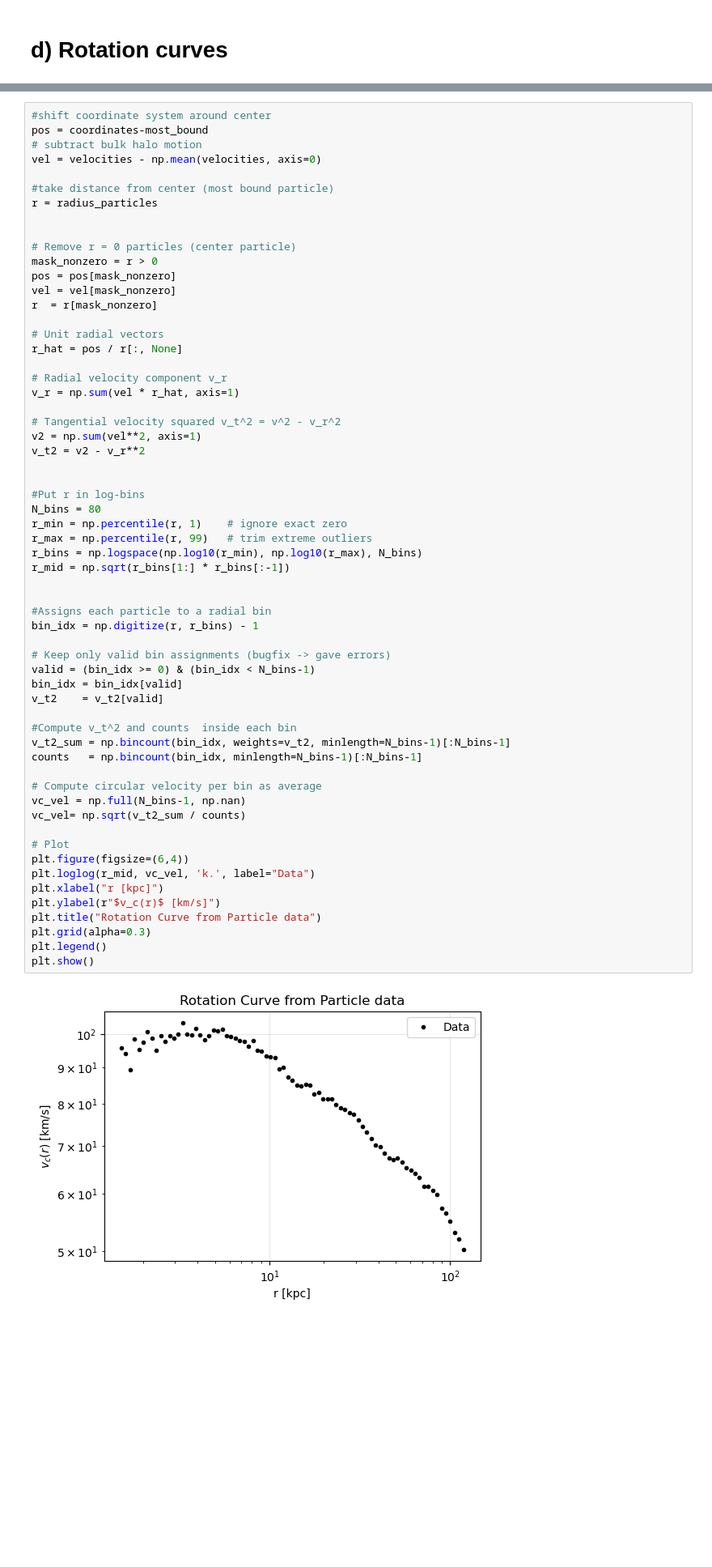
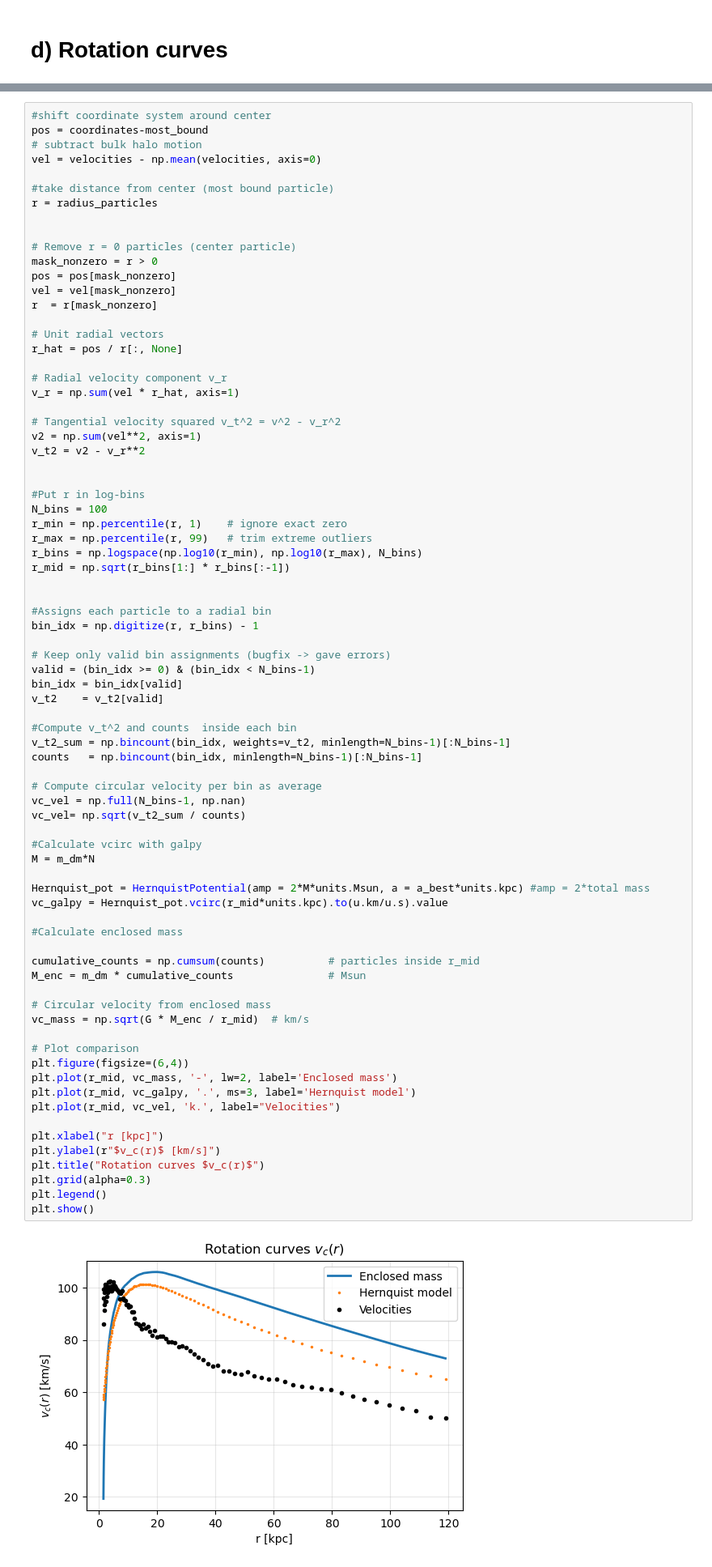
Before and after one commit to gvansan/TANA_notebooks, a Jupyter notebook: Project/hdf5_file_mathijs.ipynb, the cells around one changed output, grey strips where cells are left out. Shown at 81% size. Drawn from its saved outputs; the diff is of its cells as text; blank space fills up the shorter version.

```diff
--- a/Project/hdf5_file_mathijs.ipynb
+++ b/Project/hdf5_file_mathijs.ipynb
@@ -584,37 +573,54 @@ v_t2 = v2 - v_r**2
 
 
 #Put r in log-bins
-N_bins = 80
+N_bins = 100
 r_min = np.percentile(r, 1)    # ignore exact zero
 r_max = np.percentile(r, 99)   # trim extreme outliers
 r_bins = np.logspace(np.log10(r_min), np.log10(r_max), N_bins)
 r_mid = np.sqrt(r_bins[1:] * r_bins[:-1])
 
 
 #Assigns each particle to a radial bin
 bin_idx = np.digitize(r, r_bins) - 1
 
 # Keep only valid bin assignments (bugfix -> gave errors)
 valid = (bin_idx >= 0) & (bin_idx < N_bins-1)
 bin_idx = bin_idx[valid]
 v_t2    = v_t2[valid]
 
 #Compute v_t^2 and counts  inside each bin
 v_t2_sum = np.bincount(bin_idx, weights=v_t2, minlength=N_bins-1)[:N_bins-1]
 counts   = np.bincount(bin_idx, minlength=N_bins-1)[:N_bins-1]
 
 # Compute circular velocity per bin as average
 vc_vel = np.full(N_bins-1, np.nan)
 vc_vel= np.sqrt(v_t2_sum / counts)
 
-# Plot
+#Calculate vcirc with galpy
+M = m_dm*N
+
+Hernquist_pot = HernquistPotential(amp = 2*M*units.Msun, a = a_best*units.kpc) #amp = 2*total mass
+vc_galpy = Hernquist_pot.vcirc(r_mid*units.kpc).to(u.km/u.s).value
+
+#Calculate enclosed mass
+
+cumulative_counts = np.cumsum(counts)          # particles inside r_mid
+M_enc = m_dm * cumulative_counts               # Msun
+
+# Circular velocity from enclosed mass
+vc_mass = np.sqrt(G * M_enc / r_mid)  # km/s
+
+# Plot comparison
 plt.figure(figsize=(6,4))
-plt.loglog(r_mid, vc_vel, 'k.', label="Data")
+plt.plot(r_mid, vc_mass, '-', lw=2, label='Enclosed mass')
+plt.plot(r_mid, vc_galpy, '.', ms=3, label='Hernquist model')
+plt.plot(r_mid, vc_vel, 'k.', label="Velocities")
+
 plt.xlabel("r [kpc]")
 plt.ylabel(r"$v_c(r)$ [km/s]")
-plt.title("Rotation Curve from Particle data")
+plt.title("Rotation curves $v_c(r)$")
 plt.grid(alpha=0.3)
 plt.legend()
 plt.show()
 # %% [output]
-[figure, old version]
+[figure, new version]
```
Also changed, not shown: parts of 4 cells of this notebook.
